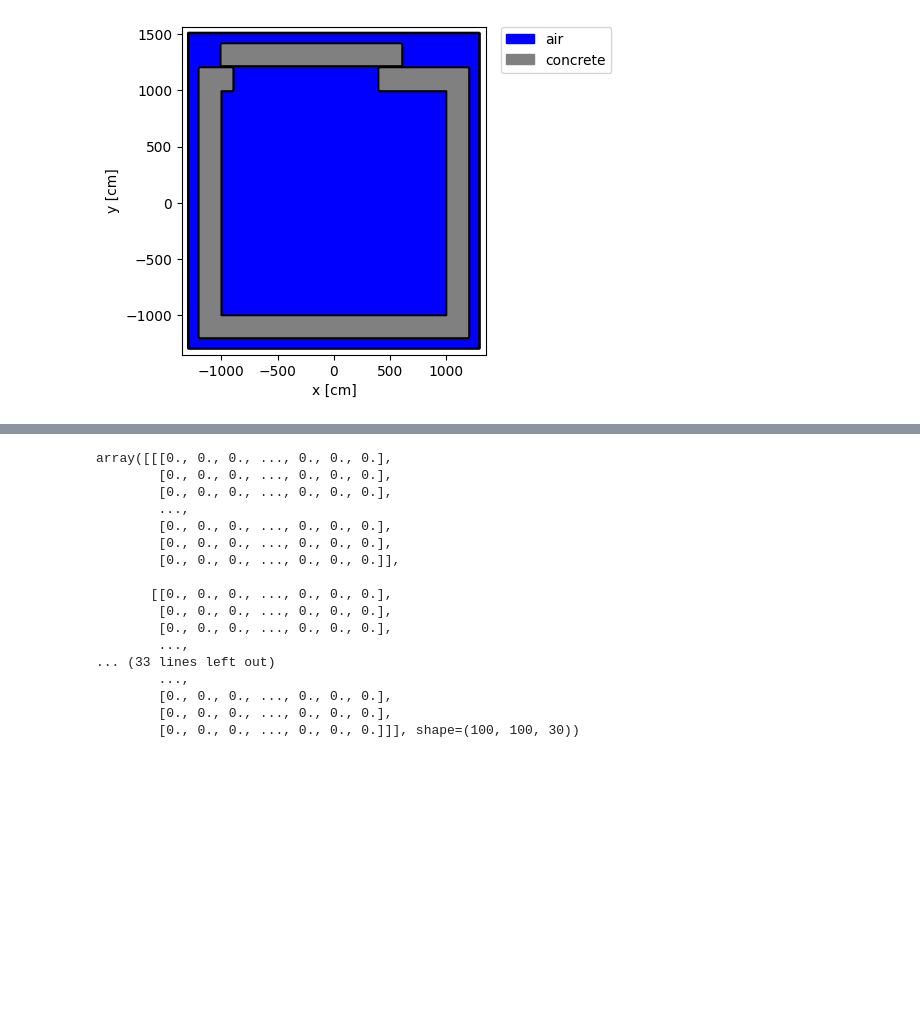
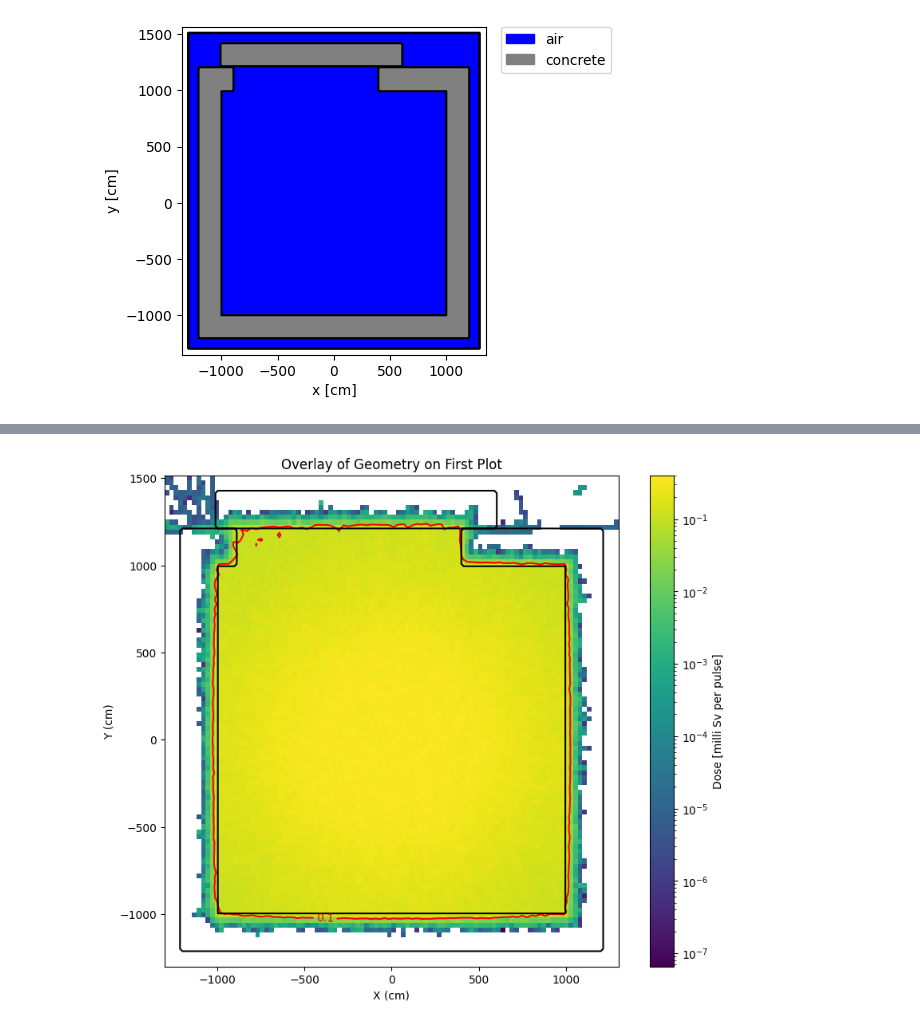
Before and after one commit to khurrumsaleem/neutronics-workshop, a Jupyter notebook: tasks/task_09_CSG_instantaneous_dose_tallies/5_mesh_dose_from_neutrons.ipynb, the cells around one changed output, grey strips where cells are left out. Cells and saved outputs as stored; diff of their text form; code cells hidden in the pictures; blank space fills up the shorter version.

Commit message:
plotting working

```diff
--- a/tasks/task_09_CSG_instantaneous_dose_tallies/5_mesh_dose_from_neutrons.ipynb
+++ b/tasks/task_09_CSG_instantaneous_dose_tallies/5_mesh_dose_from_neutrons.ipynb
@@ -31,7 +33,7 @@ mat_concrete.add_element("Si",0.204115)
 mat_concrete.add_element("K",0.005656)
 mat_concrete.add_element("Ca",0.018674)
 mat_concrete.add_element("Fe",0.00426)
-mat_concrete.set_density("g/cm3", 0.023)  # todo corecct to 2.3
+mat_concrete.set_density("g/cm3", 2.3)
 
 materials = openmc.Materials([mat_air, mat_concrete])
 # %% [markdown]
@@ -189,7 +180,7 @@ my_settings = openmc.Settings()
 # for mesh tallies this can get very large and take a long time to write.
 # the statepoint.h5 is smaller and quicker as it is a binary file
 my_settings.output = {"tallies": False}
-my_settings.batches = 2
+my_settings.batches = 200
 my_settings.particles = 5000
 my_settings.run_mode = "fixed source"
 my_settings.source = source
@@ -318,20 +267,54 @@ plt.show()
 # %%
+import matplotlib.pyplot as plt
+
+# First plot (ax1)
+fig, ax1 = plt.subplots(figsize=(10, 8))
+plot_1 = ax1.imshow(
+    np.rot90(data_slice, -3),
+    extent=my_geometry.bounding_box.extent['xy'],
+    interpolation=None,
+    norm=LogNorm(
+        vmin=np.min(data_slice[data_slice > 0]),  # Smallest non-zero value
+        vmax=np.max(data_slice),
+    ),
+)
+ax1.set_title("First Plot")
+ax1.set_xlabel("X (cm)")
+ax1.set_ylabel("Y (cm)")
+cbar = plt.colorbar(plot_1, ax=ax1)
+cbar.set_label("Dose [milli Sv per pulse]")  # Label for the color bar
+
+
+X = np.linspace(my_geometry.bounding_box.extent['xy'][0], my_geometry.bounding_box.extent['xy'][1], data_slice.shape[1])
+Y = np.linspace(my_geometry.bounding_box.extent['xy'][2], my_geometry.bounding_box.extent['xy'][3], data_slice.shape[0])
+X, Y = np.meshgrid(X, Y)
+contour = ax1.contour(
+    X, Y, data_slice.T,
+    levels=[0.1],
+    colors='red',
+    linewidths=1.5,
+)
+ax1.clabel(contour, inline=True, fontsize=10, colors='red') # could format line with fmt="%.1e"
+
+# Second plot (ax2) overlaid on ax1
+ax2 = my_geometry.plot(
+    outline='only',
+    extent=my_geometry.bounding_box.extent['xy'],
+    axes=ax1,  # Use the same axis as ax1
+    color_by='material',
+    colors={
+        mat_air: 'blue',
+        mat_concrete: 'gray',
+    },
+    # axis_units='m'
+)
+ax2.set_title("Dose map with Geometry and contour line")
+ax2.set_xlim(ax1.get_xlim())
+ax2.set_ylim(ax1.get_ylim())
+ax2.set_aspect(ax1.get_aspect())  # Match aspect ratio
+
+# Show the combined plot
+plt.show()
 # %% [output]
-array([[[0., 0., 0., ..., 0., 0., 0.],
-        [0., 0., 0., ..., 0., 0., 0.],
-        [0., 0., 0., ..., 0., 0., 0.],
-        ...,
-        [0., 0., 0., ..., 0., 0., 0.],
-        [0., 0., 0., ..., 0., 0., 0.],
-        [0., 0., 0., ..., 0., 0., 0.]],
-
-       [[0., 0., 0., ..., 0., 0., 0.],
-        [0., 0., 0., ..., 0., 0., 0.],
-        [0., 0., 0., ..., 0., 0., 0.],
-        ...,
-... (33 lines left out)
-        ...,
-        [0., 0., 0., ..., 0., 0., 0.],
-        [0., 0., 0., ..., 0., 0., 0.],
-        [0., 0., 0., ..., 0., 0., 0.]]], shape=(100, 100, 30))
+[figure, added]
 # %%
```
Also changed, not shown: parts of 6 cells of this notebook.
